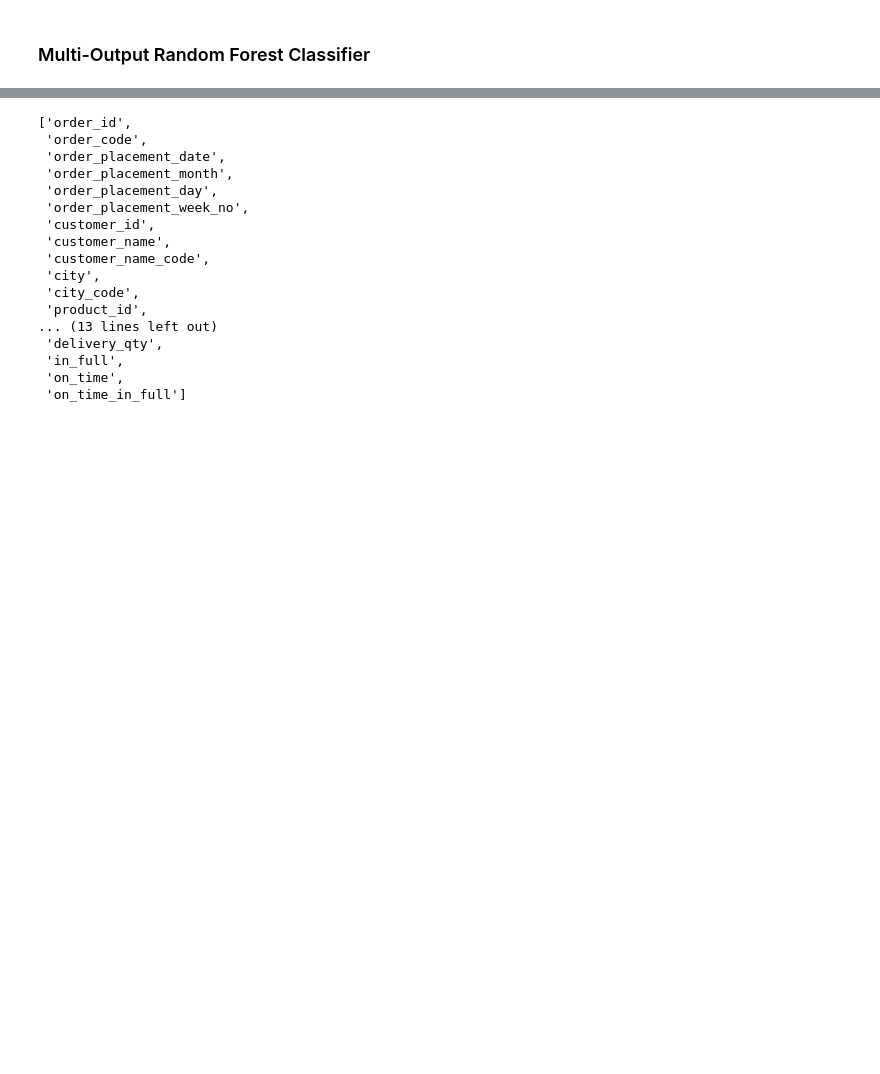
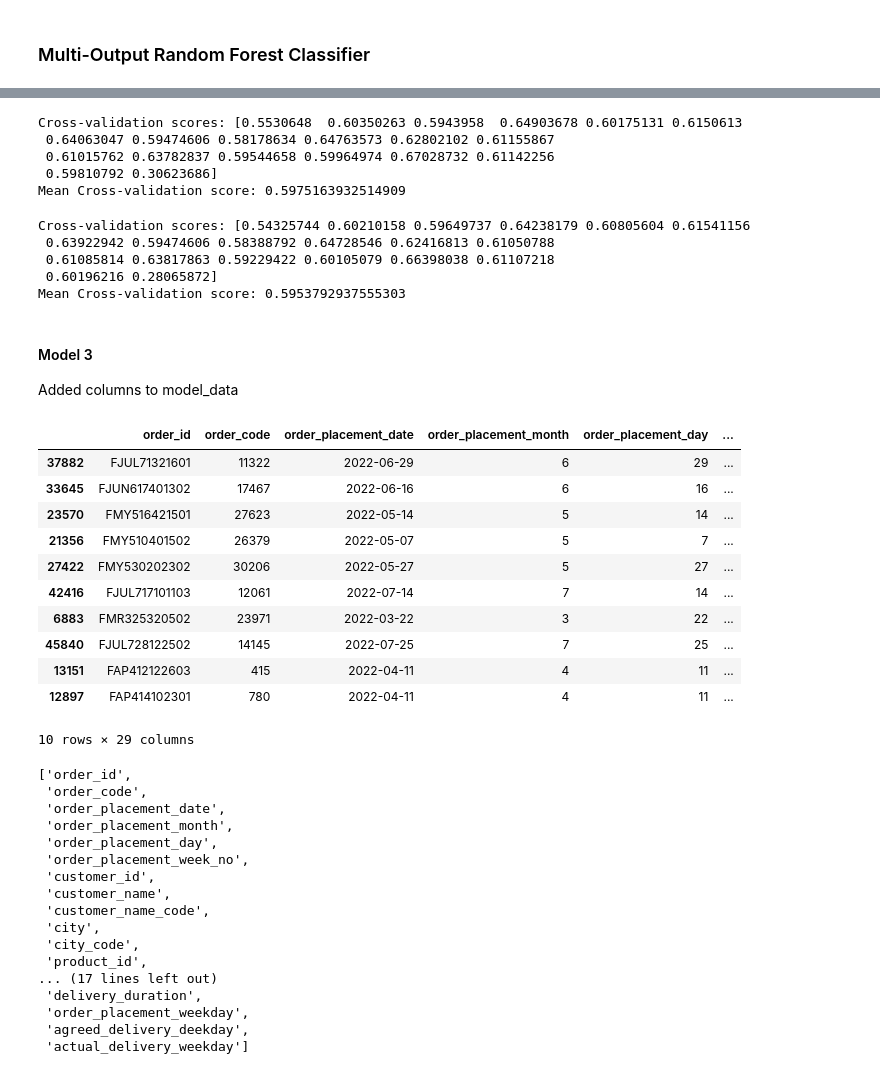
Before and after one commit to occampos/OptimizingDelivery, a Jupyter notebook: analysis.ipynb, the cells around one changed output, grey strips where cells are left out. Saved outputs shown, nothing was run; the diff lists cells and outputs as text; code cells hidden in the pictures; blank space fills up the shorter version.

Commit message:
updated model, added metrics and tested models

```diff
--- a/analysis.ipynb
+++ b/analysis.ipynb
@@ -217,6 +216,7 @@ model_data['city_code'] = model_data['city'].astype('category').cat.codes
 model_data['product_name_code'] = model_data['product_name'].astype('category').cat.codes
 model_data['category_code'] = model_data['category'].astype('category').cat.codes
 # %%
+# Refine columns
 model_data = model_data[[   'order_id',
                             'order_code',
                             'order_placement_date',
@@ -246,6 +246,10 @@ model_data = model_data[[   'order_id',
                             'in_full',
                             'on_time',
                             'on_time_in_full']]
+
+# Sort model data by order placement date and reset the index
+model_data.sort_values('order_placement_date', inplace=True)
+model_data.reset_index(drop=True, inplace=True)
 # %%
 model_data.shape
 # %% [output]
@@ -254,0 +752,23 @@ model_data.shape
+# %%
+from sklearn.model_selection import cross_val_score
+from sklearn.metrics import make_scorer, accuracy_score
+
+# Define a custom scorer for multi-output classification
+# You can use any appropriate metric for your problem, such as accuracy
+scorer = make_scorer(accuracy_score)
+
+# Perform cross-validation
+# Here, we use 5-fold cross-validation, but you can adjust the number of folds as needed
+cv_scores = cross_val_score(multi_output, model_data[features], model_data[targets], cv=20, scoring=scorer)
+
+# Print the cross-validation scores
+print("Cross-validation scores:", cv_scores)
+
+# Print the mean cross-validation score
+print("Mean Cross-validation score:", cv_scores.mean())
+# %% [output]
+Cross-validation scores: [0.5530648  0.60350263 0.5943958  0.64903678 0.60175131 0.6150613
+ 0.64063047 0.59474606 0.58178634 0.64763573 0.62802102 0.61155867
+ 0.61015762 0.63782837 0.59544658 0.59964974 0.67028732 0.61142256
+ 0.59810792 0.30623686]
+Mean Cross-validation score: 0.5975163932514909
@@ -255,3 +808,45 @@ model_data.shape
+# %%
+from sklearn.model_selection import cross_val_score
+from sklearn.metrics import make_scorer, accuracy_score
+
+# Define a custom scorer for multi-output classification
+# You can use any appropriate metric for your problem, such as accuracy
+scorer = make_scorer(accuracy_score)
+
+# Perform cross-validation
+# Here, we use 5-fold cross-validation, but you can adjust the number of folds as needed
+cv_scores = cross_val_score(multi_output, model_data[features], model_data[targets], cv=20, scoring=scorer)
+
+# Print the cross-validation scores
+print("Cross-validation scores:", cv_scores)
+
+# Print the mean cross-validation score
+print("Mean Cross-validation score:", cv_scores.mean())
+# %% [output]
+Cross-validation scores: [0.54325744 0.60210158 0.59649737 0.64238179 0.60805604 0.61541156
+ 0.63922942 0.59474606 0.58388792 0.64728546 0.62416813 0.61050788
+ 0.61085814 0.63817863 0.59229422 0.60105079 0.66398038 0.61107218
+ 0.60196216 0.28065872]
+Mean Cross-validation score: 0.5953792937555303
+# %% [markdown]
+#### Model 3
+
+Added columns to model_data
+# %%
+model_data.sample(10)
+# %% [output]
+|  | order_id | order_code | order_placement_date | order_placement_month | order_placement_day | ... |
+| 37882 | FJUL71321601 | 11322 | 2022-06-29 | 6 | 29 | ... |
+| 33645 | FJUN617401302 | 17467 | 2022-06-16 | 6 | 16 | ... |
+| 23570 | FMY516421501 | 27623 | 2022-05-14 | 5 | 14 | ... |
+| 21356 | FMY510401502 | 26379 | 2022-05-07 | 5 | 7 | ... |
+| 27422 | FMY530202302 | 30206 | 2022-05-27 | 5 | 27 | ... |
+| 42416 | FJUL717101103 | 12061 | 2022-07-14 | 7 | 14 | ... |
+| 6883 | FMR325320502 | 23971 | 2022-03-22 | 3 | 22 | ... |
+| 45840 | FJUL728122502 | 14145 | 2022-07-25 | 7 | 25 | ... |
+| 13151 | FAP412122603 | 415 | 2022-04-11 | 4 | 11 | ... |
+| 12897 | FAP414102301 | 780 | 2022-04-11 | 4 | 11 | ... |
+10 rows × 29 columns
 # %%
 list(model_data.columns)
 # %% [output]
@@ -267,8 +862,8 @@ list(model_data.columns)
  'city',
  'city_code',
  'product_id',
-... (13 lines left out)
- 'delivery_qty',
- 'in_full',
- 'on_time',
- 'on_time_in_full']
+... (17 lines left out)
+ 'delivery_duration',
+ 'order_placement_weekday',
+ 'agreed_delivery_deekday',
+ 'actual_delivery_weekday']
```
Also changed, not shown: parts of 54 cells of this notebook, 5 other files.
